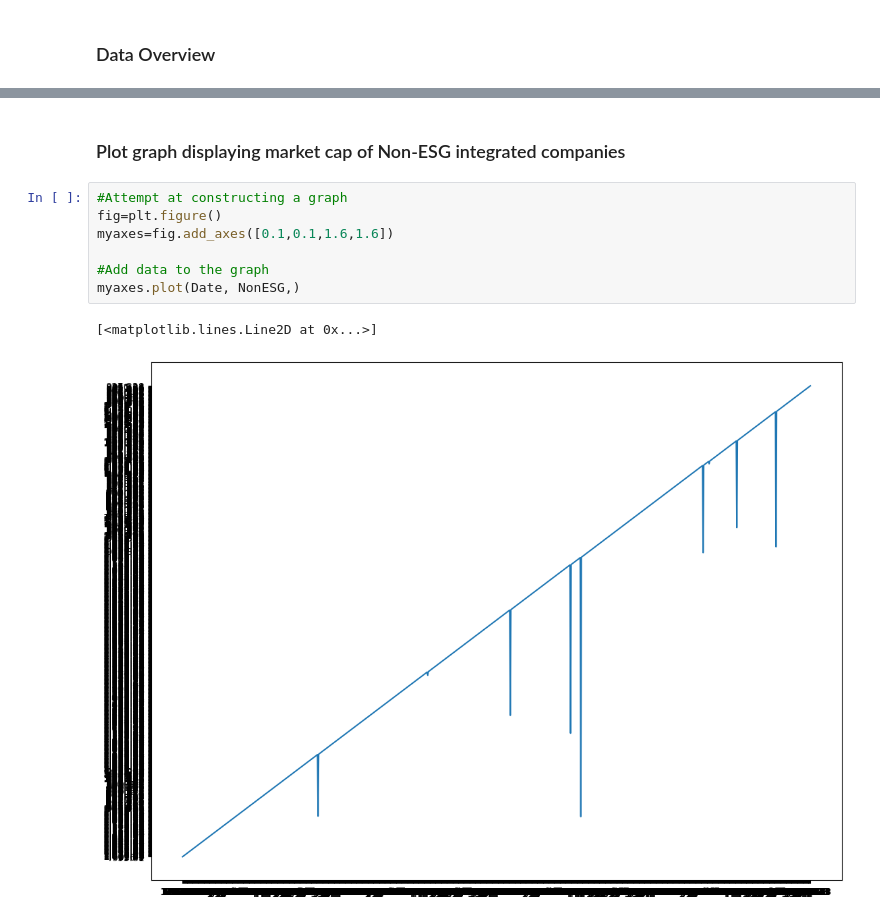
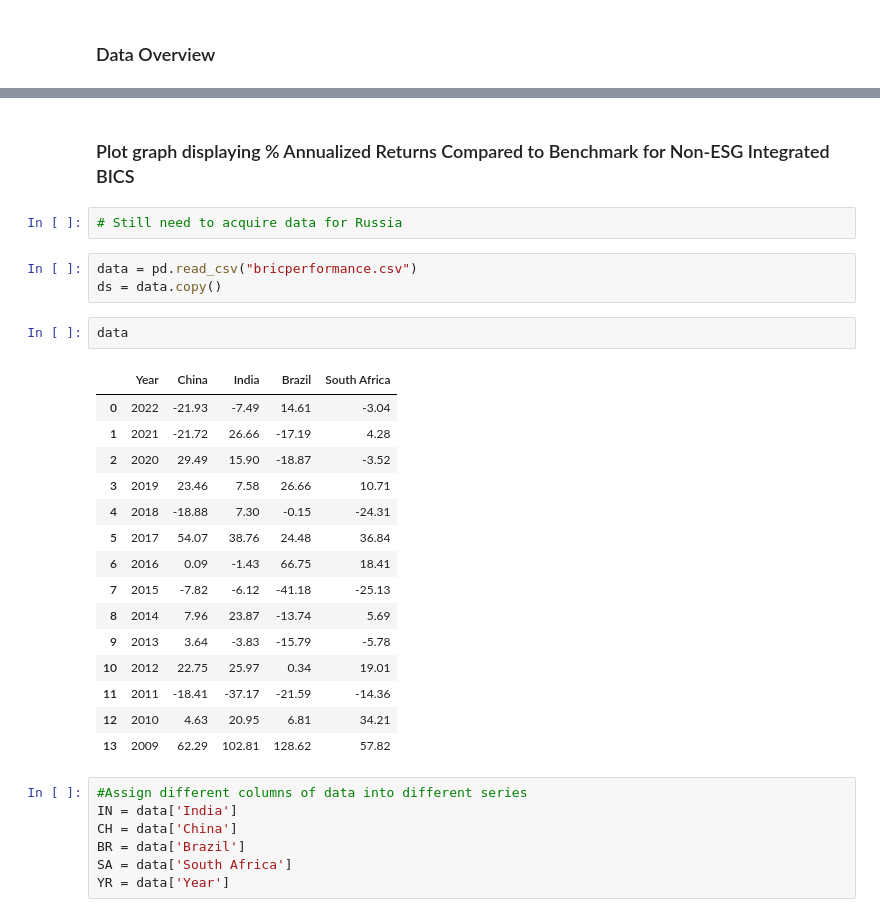
Before and after one commit to avnikadubey/as.180.369, a Jupyter notebook: contrib/avnikadubey/class-07-dataset_integration/ESG Data Regression.ipynb, the cells around one changed output, grey strips where cells are left out. Drawn from its saved outputs; the diff is of its cells as text.

```diff
--- a/contrib/avnikadubey/class-07-dataset_integration/ESG Data Regression.ipynb
+++ b/contrib/avnikadubey/class-07-dataset_integration/ESG Data Regression.ipynb
@@ -117,12 +126,32 @@ Text(0.5, 1.0, 'Market Capitalization of ESG-Integrated EM Indices Outperform No
 # %% [markdown]
-### Plot graph displaying market cap of Non-ESG integrated companies
+### Plot graph displaying % Annualized Returns Compared to Benchmark for Non-ESG Integrated BICS
-# %%
-#Attempt at constructing a graph
-fig=plt.figure()
-myaxes=fig.add_axes([0.1,0.1,1.6,1.6])
-
-#Add data to the graph
-myaxes.plot(Date, NonESG,)
-# %% [output]
-[<matplotlib.lines.Line2D at 0x...>]
-[figure, removed]
+# %%
+# Still need to acquire data for Russia
+# %%
+data = pd.read_csv("bricperformance.csv")
+ds = data.copy()
+# %%
+data
+# %% [output]
+|  | Year | China | India | Brazil | South Africa |
+| 0 | 2022 | -21.93 | -7.49 | 14.61 | -3.04 |
+| 1 | 2021 | -21.72 | 26.66 | -17.19 | 4.28 |
+| 2 | 2020 | 29.49 | 15.90 | -18.87 | -3.52 |
+| 3 | 2019 | 23.46 | 7.58 | 26.66 | 10.71 |
+| 4 | 2018 | -18.88 | 7.30 | -0.15 | -24.31 |
+| 5 | 2017 | 54.07 | 38.76 | 24.48 | 36.84 |
+| 6 | 2016 | 0.09 | -1.43 | 66.75 | 18.41 |
+| 7 | 2015 | -7.82 | -6.12 | -41.18 | -25.13 |
+| 8 | 2014 | 7.96 | 23.87 | -13.74 | 5.69 |
+| 9 | 2013 | 3.64 | -3.83 | -15.79 | -5.78 |
+| 10 | 2012 | 22.75 | 25.97 | 0.34 | 19.01 |
+| 11 | 2011 | -18.41 | -37.17 | -21.59 | -14.36 |
+| 12 | 2010 | 4.63 | 20.95 | 6.81 | 34.21 |
+| 13 | 2009 | 62.29 | 102.81 | 128.62 | 57.82 |
+# %%
+#Assign different columns of data into different series
+IN = data['India']
+CH = data['China']
+BR = data['Brazil']
+SA = data['South Africa']
+YR = data['Year']
```
Also changed, not shown: parts of 13 cells of this notebook.
